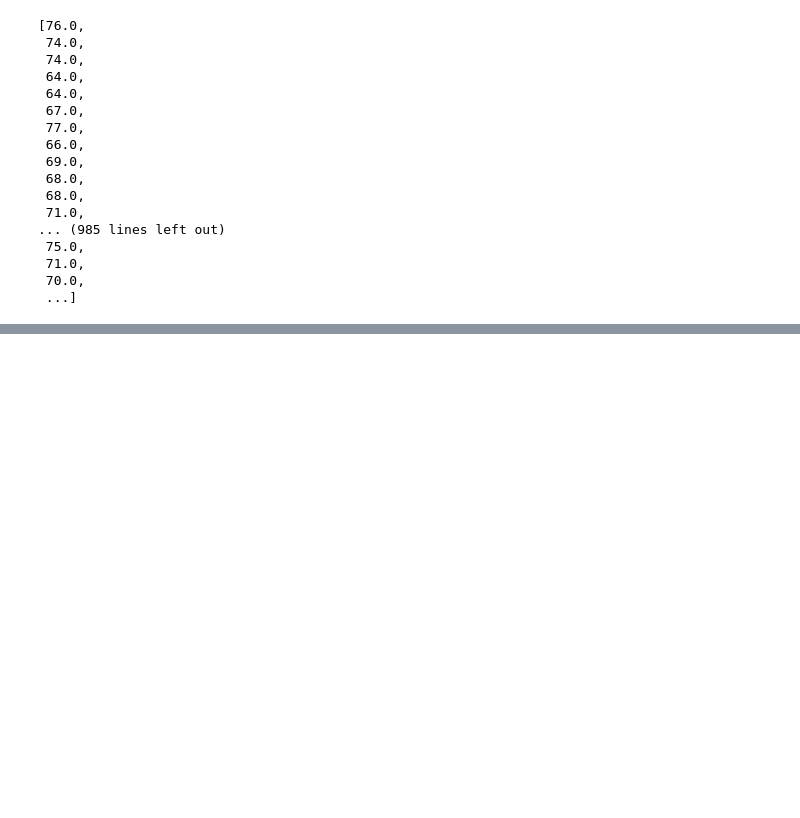
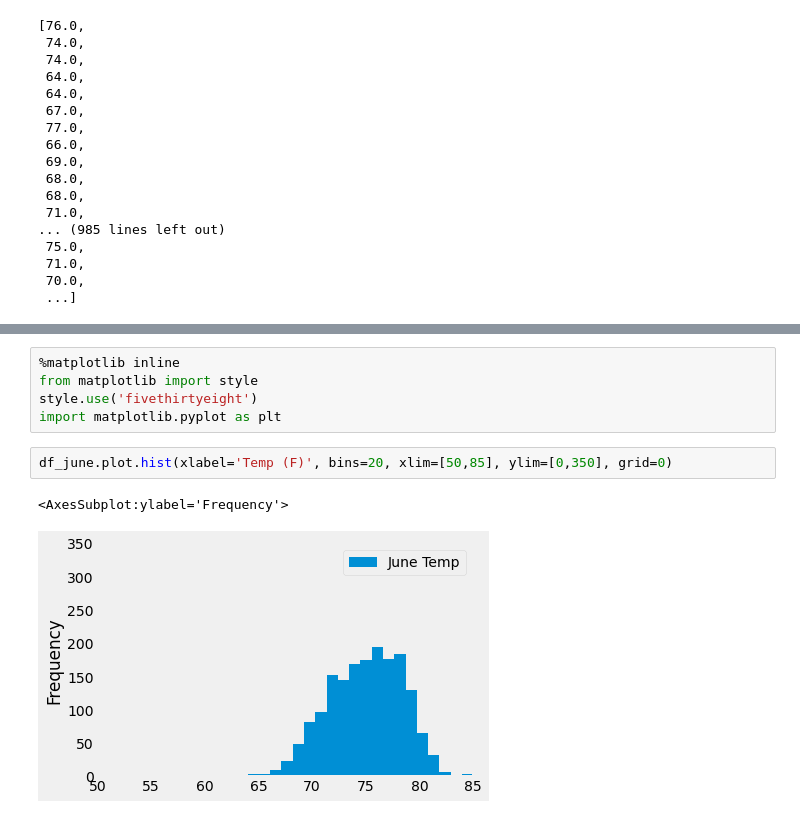
Before and after one commit to Pascalduc/surfs_up, a Jupyter notebook: SurfsUp_Challenge.ipynb, the cells around one changed output, grey strips where cells are left out. Drawn from its saved outputs; the diff is of its cells as text; blank space fills up the shorter version.

```diff
--- a/SurfsUp_Challenge.ipynb
+++ b/SurfsUp_Challenge.ipynb
@@ -183,0 +186,10 @@ df_dec.describe()
+# %%
+%matplotlib inline
+from matplotlib import style
+style.use('fivethirtyeight')
+import matplotlib.pyplot as plt
+# %%
+df_june.plot.hist(xlabel='Temp (F)', bins=20, xlim=[50,85], ylim=[0,350], grid=0)
+# %% [output]
+<AxesSubplot:ylabel='Frequency'>
+[figure, added]
```
Also changed, not shown: parts of 6 cells of this notebook, 2 other files.
